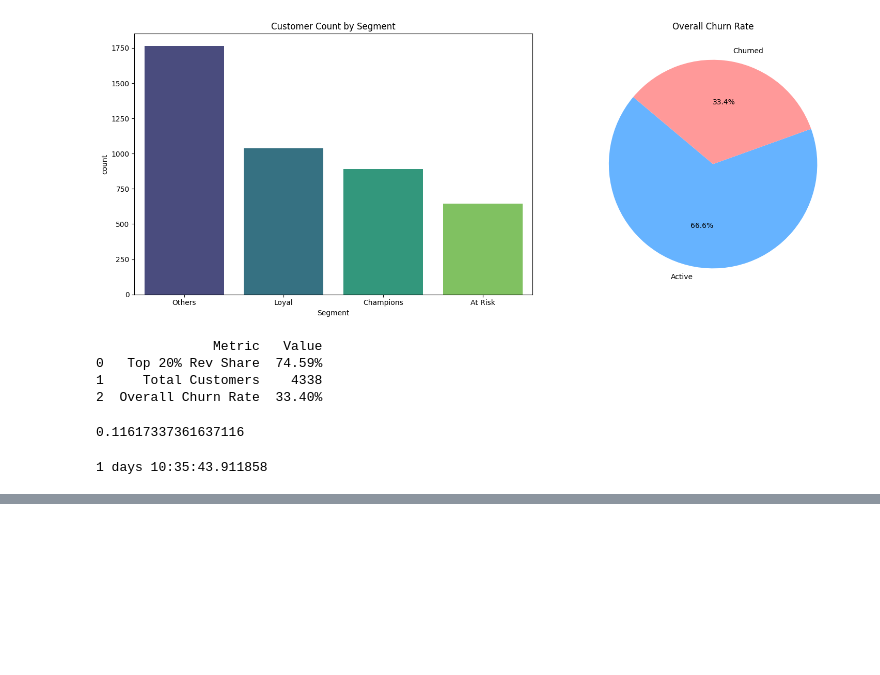
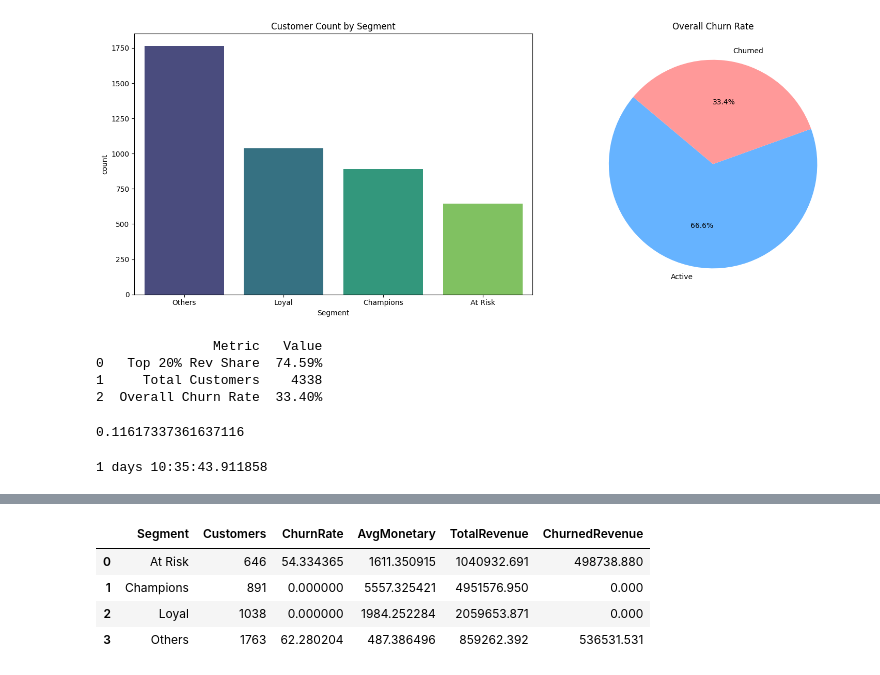
Before and after one commit to barelywinning/gcc-revenue-intelligence, a Jupyter notebook: notebooks/data_exploration.ipynb, the cells around one changed output, grey strips where cells are left out. Drawn from its saved outputs; the diff is of its cells as text; code cells hidden in the pictures; blank space fills up the shorter version.

Commit message:
looking at various segments

```diff
--- a/notebooks/data_exploration.ipynb
+++ b/notebooks/data_exploration.ipynb
@@ -547,0 +570,11 @@ print(avg_gap)
+# %%
+churned_segment_revenue = (
+    rfm[rfm["Churn"] == 1]
+       .groupby("Segment")["Monetary"]
+       .sum()
+       .reset_index()
+)
+
+churned_segment_revenue.columns = ["Segment", "ChurnedRevenue"]
+
+churned_segment_revenue
@@ -547,0 +585,10 @@ print(avg_gap)
+# %%
+segment_total_revenue = (
+    rfm.groupby("Segment")["Monetary"]
+       .sum()
+       .reset_index()
+)
+
+segment_total_revenue.columns = ["Segment", "TotalRevenue"]
+
+segment_total_revenue
@@ -547,0 +601,19 @@ print(avg_gap)
+# %%
+segment_analysis = segment_churn.merge(
+    segment_total_revenue,
+    on="Segment"
+).merge(
+    churned_segment_revenue,
+    on="Segment",
+    how="left"
+)
+
+segment_analysis["ChurnedRevenue"] = segment_analysis["ChurnedRevenue"].fillna(0)
+
+segment_analysis
+# %% [output]
+|  | Segment | Customers | ChurnRate | AvgMonetary | TotalRevenue | ChurnedRevenue |
+| 0 | At Risk | 646 | 54.334365 | 1611.350915 | 1040932.691 | 498738.880 |
+| 1 | Champions | 891 | 0.000000 | 5557.325421 | 4951576.950 | 0.000 |
+| 2 | Loyal | 1038 | 0.000000 | 1984.252284 | 2059653.871 | 0.000 |
+| 3 | Others | 1763 | 62.280204 | 487.386496 | 859262.392 | 536531.531 |
```
Also changed, not shown: parts of 4 cells of this notebook.
